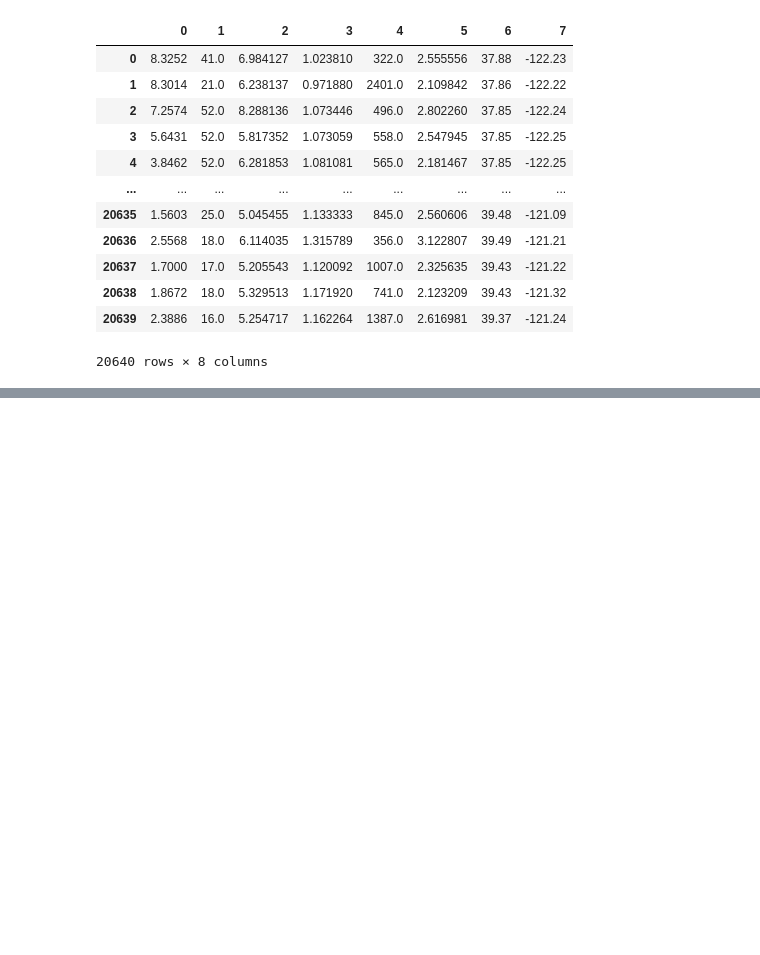
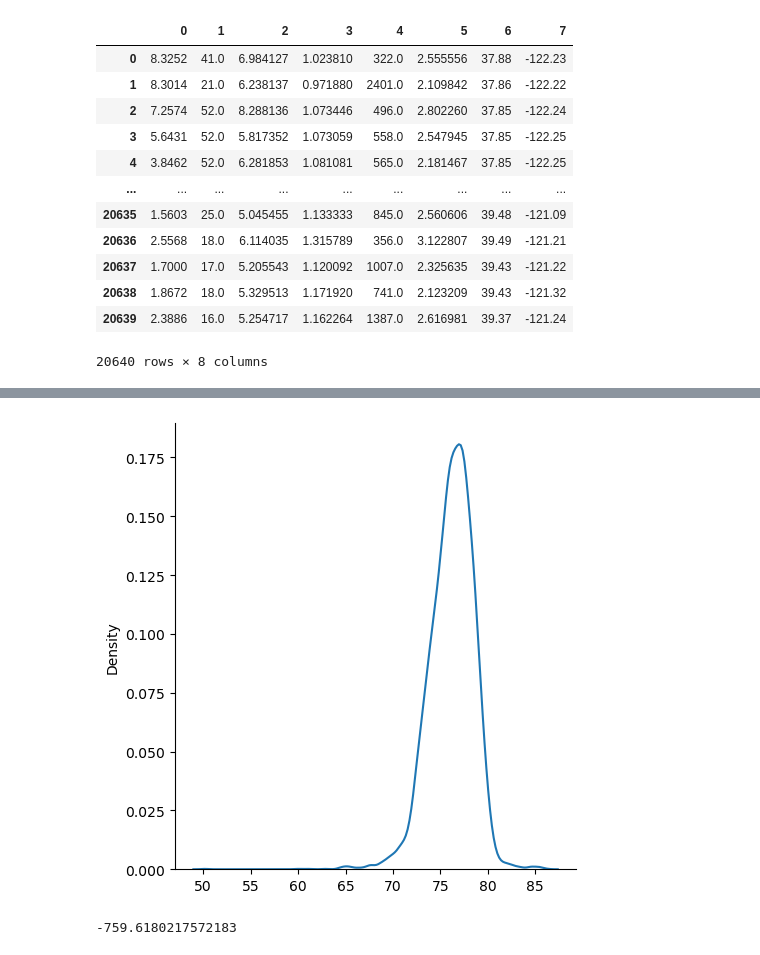
Before and after one commit to chaudhary-dotcom/ML, a Jupyter notebook: LinearRegression.ipynb, the cells around one changed output, grey strips where cells are left out. Drawn from its saved outputs; the diff is of its cells as text; code cells hidden in the pictures; blank space fills up the shorter version.

```diff
--- a/LinearRegression.ipynb
+++ b/LinearRegression.ipynb
@@ -63,0 +74,4 @@ dataset
+# %%
+X_train = scaler.fit_transform(X_train)
+# %%
+X_test = scaler.transform(X_test)
@@ -63,0 +93,3 @@ dataset
+# %%
+# predication
+reg_pred =model.predict(X_test)
@@ -63,0 +101,6 @@ dataset
+# %%
+import seaborn as sns
+sns.displot(reg_pred - y_test, kind = 'kde')
+plt.show()
+# %% [output]
+[figure, added]
@@ -63,0 +111,4 @@ dataset
+# %%
+score
+# %% [output]
+-759.6180217572183
```
Also changed, not shown: parts of 12 cells of this notebook.
